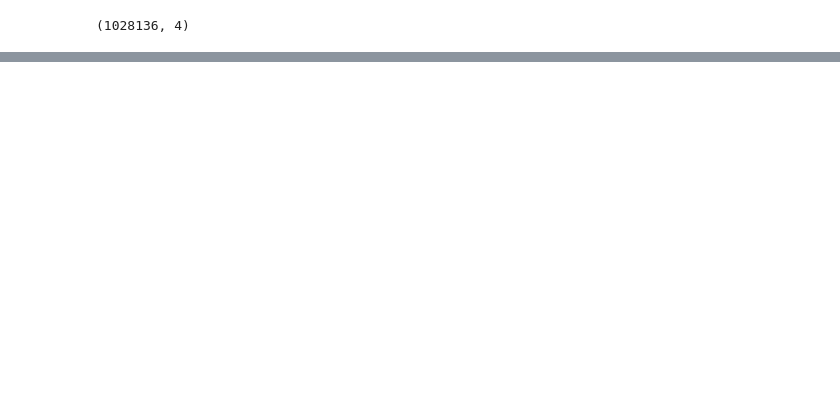
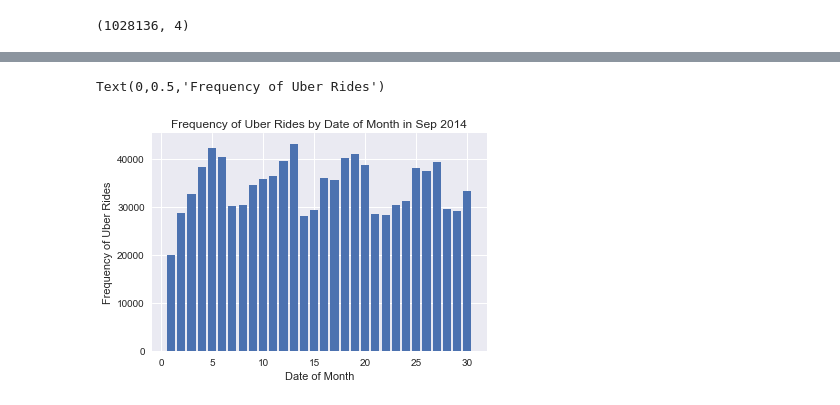
Before and after one commit to tdshah/Data-Analysis-Projects, a Jupyter notebook: Data-Analyses.ipynb, the cells around one changed output, grey strips where cells are left out. Drawn from its saved outputs; the diff is of its cells as text; code cells hidden in the pictures; blank space fills up the shorter version.

```diff
--- a/Data-Analyses.ipynb
+++ b/Data-Analyses.ipynb
@@ -54,0 +45,6 @@ data['Hour'] = data['Date/Time'].map(get_hour)
+# %%
+def count_rows(rows):
+    return len(rows)
+
+by_date = data.groupby('dom').apply(count_rows)
+by_date
@@ -54,0 +69,8 @@ data['Hour'] = data['Date/Time'].map(get_hour)
+# %%
+bar(range(1,31), by_date)
+title('Frequency of Uber Rides by Date of Month in Sep 2014')
+xlabel('Date of Month')
+ylabel('Frequency of Uber Rides')
+# %% [output]
+Text(0,0.5,'Frequency of Uber Rides')
+[figure, added]
```
Also changed, not shown: parts of 8 cells of this notebook.
